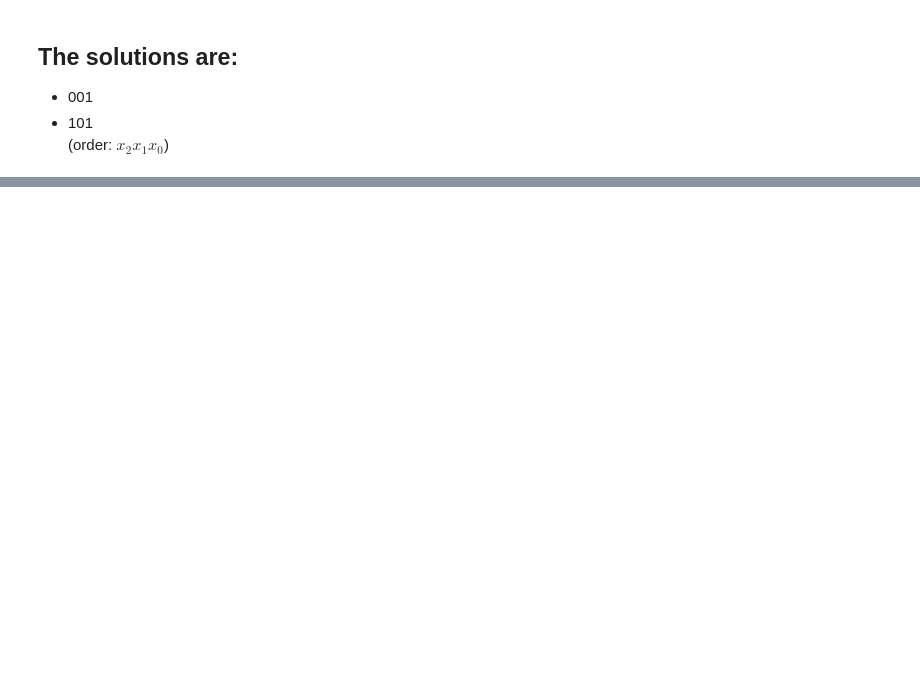
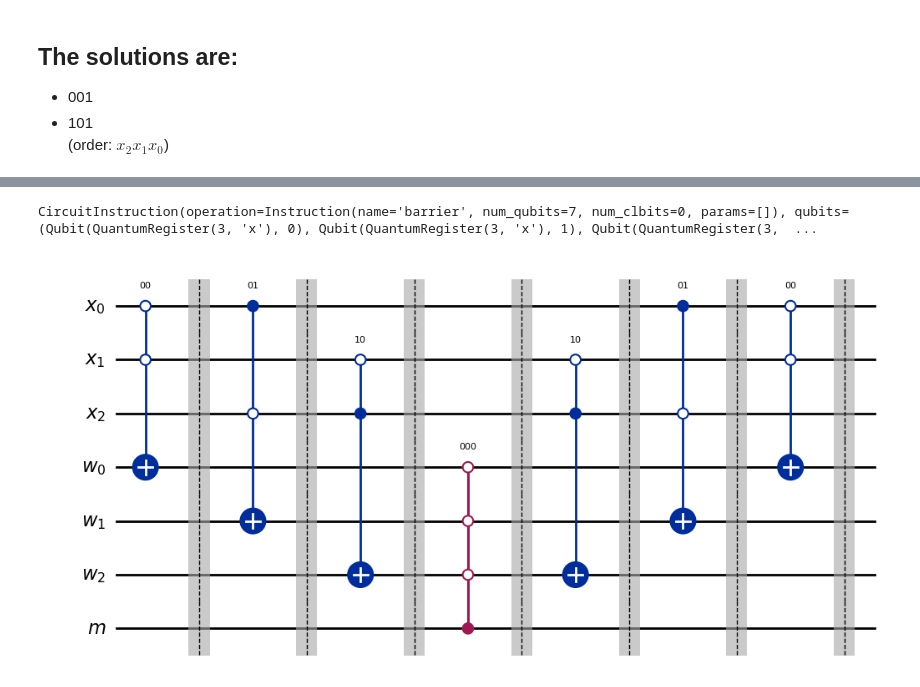
Before and after one commit to Brotherhood94/quantum_lessons, a Jupyter notebook: Grover.ipynb, the cells around one changed output, grey strips where cells are left out. Drawn from its saved outputs; the diff is of its cells as text; code cells hidden in the pictures; blank space fills up the shorter version.

```diff
--- a/Grover.ipynb
+++ b/Grover.ipynb
@@ -596,0 +653,26 @@ plot_histogram(counts)
+# %%
+n = 3 #number of variables
+n_solutions = 3 #known a priori
+
+steps = ['00', '01', '10', '000']
+
+x = QuantumRegister(n, 'x')
+
+w = QuantumRegister(len(steps)-1, 'w') #working qubits: for each clauses, 1 working qubit storing the result
+marker = QuantumRegister(1, 'marker')
+
+c_res = ClassicalRegister(len(x), 'res')
+
+sat_solver = QuantumCircuit(x, w, marker, c_res)
+sat_solver.append(XGate(), [marker])
+
+for i in range(len(x)):
+    sat_solver.append(HGate(), [x[i]])
+
+sat_solver.barrier()
+# %% [output]
+CircuitInstruction(operation=Instruction(name='barrier', num_qubits=7, num_clbits=0, params=[]), qubits=(Qubit(QuantumRegister(3, 'x'), 0), Qubit(QuantumRegister(3, 'x'), 1), Qubit(QuantumRegister(3,  ...
+# %%
+oracle(len(x), steps).draw(output='mpl')
+# %% [output]
+[figure, added]
```
Also changed, not shown: parts of 26 cells of this notebook.
